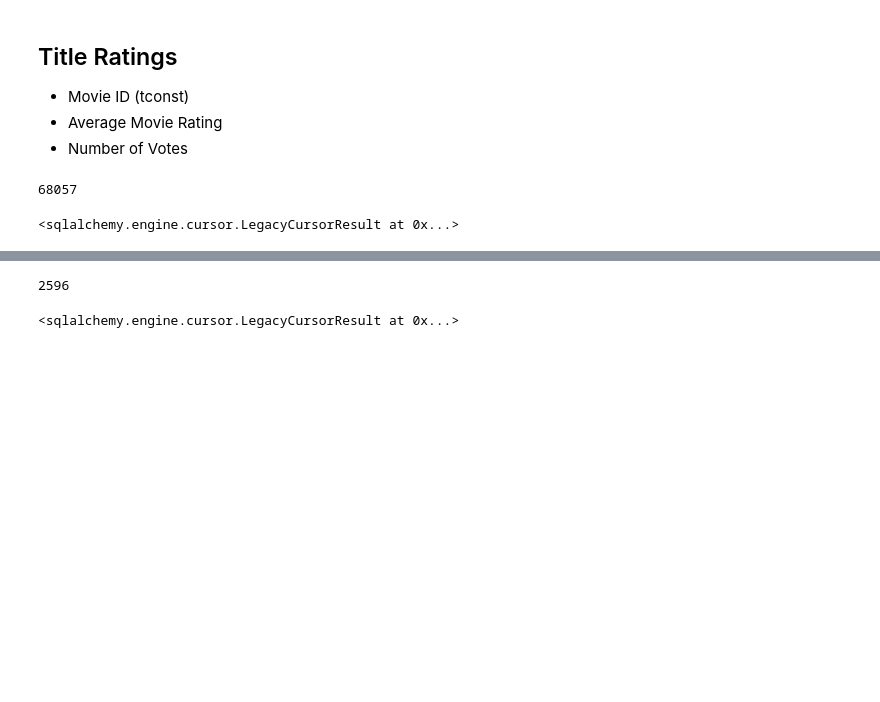
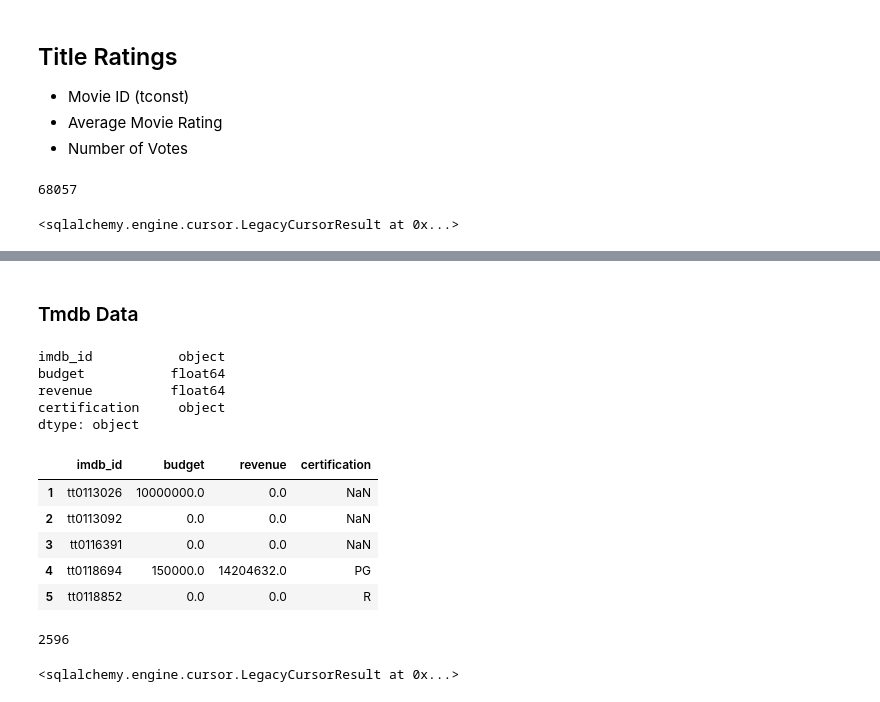
Before and after one commit to kassiedancer92/IDBM_Project3, a Jupyter notebook: Part 3- Databases.ipynb, the cells around one changed output, grey strips where cells are left out. Cells and saved outputs as stored; diff of their text form; code cells hidden in the pictures; blank space fills up the shorter version.

```diff
--- a/Part 3- Databases.ipynb
+++ b/Part 3- Databases.ipynb
@@ -141,0 +144,13 @@ Database created!
+# %%
+#Drop columns from tmbd_data
+tmdb_df = tmdb_df.drop(columns = ['adult', 'backdrop_path',
+                                      'belongs_to_collection', 'genres',
+                                      'homepage', 'id', 'original_language',
+                                      'original_title', 'overview', 'popularity',
+                                      'poster_path', 'production_companies',
+                                      'production_countries', 'release_date',
+                                      'runtime', 'spoken_languages', 'status',
+                                      'tagline', 'title', 'video', 'vote_average',
+                                      'vote_count'])
+#Verify the drop
+tmdb_df.info()
@@ -373,2 +403,24 @@ tmdb_data.head()
+# %% [markdown]
+### Tmdb Data
+# %%
+#Check data types of df
+tmdb_df.dtypes
+# %% [output]
+imdb_id           object
+budget           float64
+revenue          float64
+certification     object
+dtype: object
+# %%
+#Drop first row
+tmdb_df = tmdb_df.drop([0])
+tmdb_df.head()
+# %% [output]
+|  | imdb_id | budget | revenue | certification |
+| 1 | tt0113026 | 10000000.0 | 0.0 | NaN |
+| 2 | tt0113092 | 0.0 | 0.0 | NaN |
+| 3 | tt0116391 | 0.0 | 0.0 | NaN |
+| 4 | tt0118694 | 150000.0 | 14204632.0 | PG |
+| 5 | tt0118852 | 0.0 | 0.0 | R |
 # %%
 #Calculate max string lengths for object columns
```
Also changed, not shown: parts of 21 cells of this notebook.
